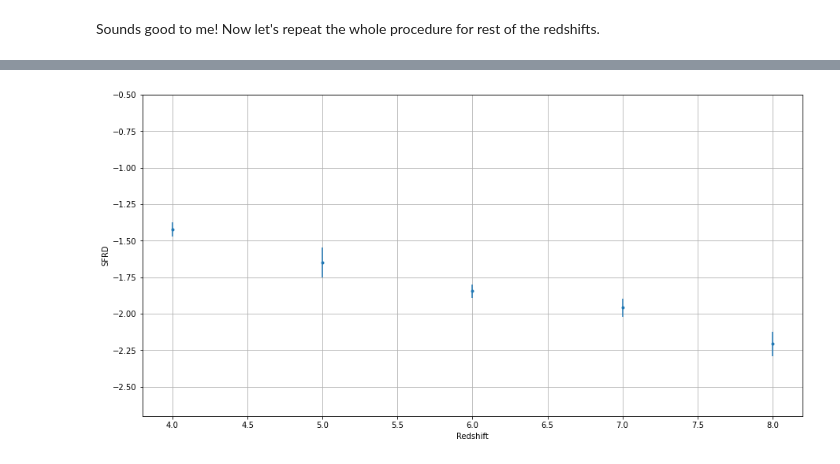
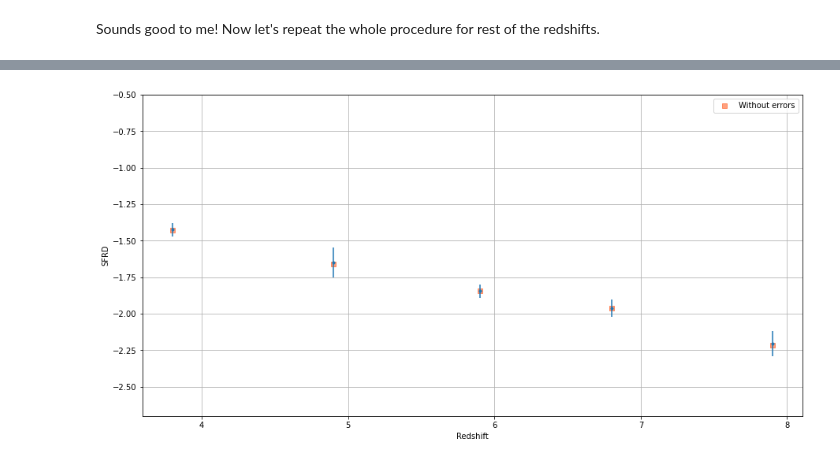
Before and after one commit to Jayshil/csfrd, a Jupyter notebook: err_p_cor.ipynb, the cells around one changed output, grey strips where cells are left out. Cells and saved outputs as stored; diff of their text form; code cells hidden in the pictures.

```diff
--- a/err_p_cor.ipynb
+++ b/err_p_cor.ipynb
@@ -325,16 +303,16 @@ length:
 # %%
-log_sfrd_bou_corr, log_sfrd_bou_err_corr = utl.log_err(sfrd_bou_corr[i], sfrd_err_bou_corr[i])
+log_sfrd_bou_corr, log_sfrd_bou_err_corr = utl.log_err(sfrd_bou_corr, sfrd_err_bou_corr)
 
 plt.figure(figsize=(15,7.5))
 plt.errorbar(z_bou, log_sfrd_bou_corr, yerr=log_sfrd_bou_err_corr, fmt='.')
 plt.scatter(z_bou, log_sfrd_wo_bou, marker='s', c='orangered', label='Without errors', alpha=0.5)
 plt.xlabel('Redshift')
 plt.ylabel('SFRD')
 plt.legend(loc='best')
 plt.ylim([-2.7, -0.5])
 plt.grid()
 # %% [output]
-[figure, old version]
+[figure, new version]
 # %%
 for i in range(len(sfrd_bou)):
     print('--------------------------------------------------------------------------------')
```
Also changed, not shown: parts of 9 cells of this notebook.
